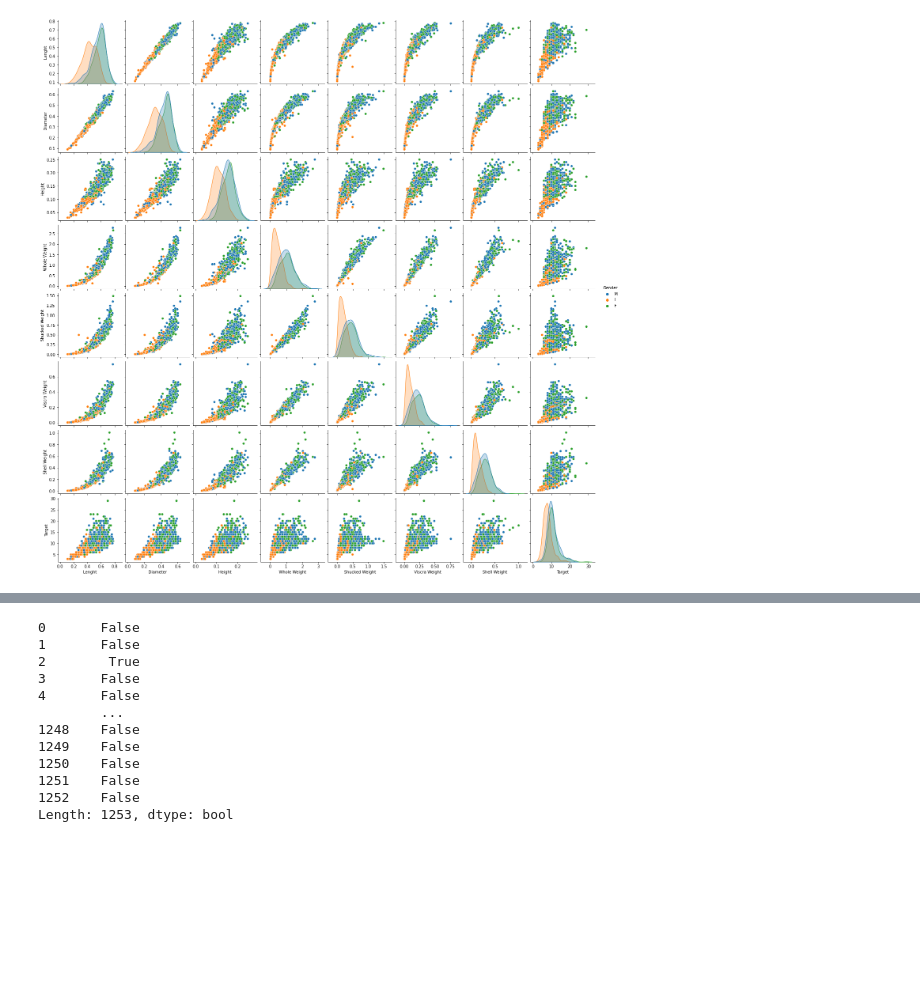
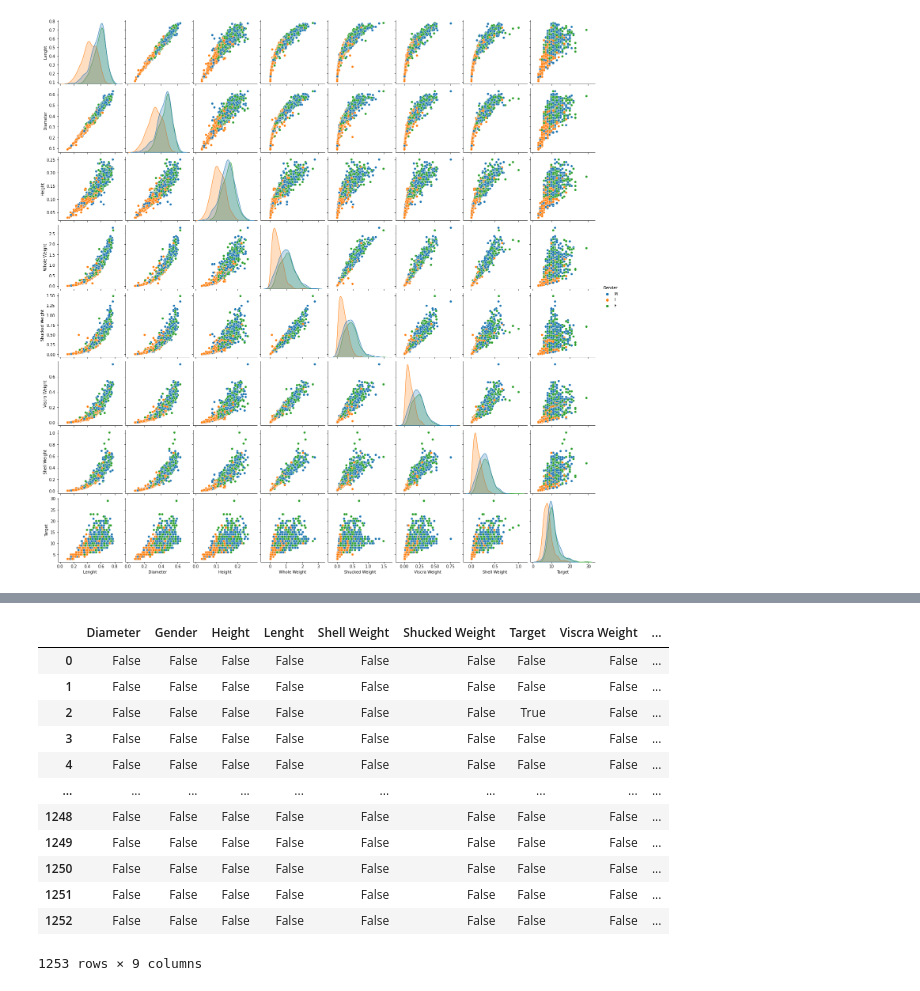
Before and after one commit to Park-Young-Bin/Python_Projects, a Jupyter notebook: 데이콘/[데이콘] 전복 나이 예측 경진대회(copy).ipynb, the cells around one changed output, grey strips where cells are left out. Drawn from its saved outputs; the diff is of its cells as text; code cells hidden in the pictures; blank space fills up the shorter version.

```diff
--- a/데이콘/[데이콘] 전복 나이 예측 경진대회(copy).ipynb
+++ b/데이콘/[데이콘] 전복 나이 예측 경진대회(copy).ipynb
@@ -204,15 +220,17 @@ condition = (train < (quartile_1 - 1.5*IQR)) | (train > (quartile_3 + 1.5*IQR))
-# %%
-condition.any(axis = 1)
-# %% [output]
-0       False
-1       False
-2        True
-3       False
-4       False
-        ...
-1248    False
-1249    False
-1250    False
-1251    False
-1252    False
-Length: 1253, dtype: bool
+# %%
+condition = (train < (quartile_1 - 1.5*IQR)) | (train > (quartile_3 + 1.5*IQR))
+condition
+# %% [output]
+|  | Diameter | Gender | Height | Lenght | Shell Weight | Shucked Weight | Target | Viscra Weight | ... |
+| 0 | False | False | False | False | False | False | False | False | ... |
+| 1 | False | False | False | False | False | False | False | False | ... |
+| 2 | False | False | False | False | False | False | True | False | ... |
+| 3 | False | False | False | False | False | False | False | False | ... |
+| 4 | False | False | False | False | False | False | False | False | ... |
+| ... | ... | ... | ... | ... | ... | ... | ... | ... | ... |
+| 1248 | False | False | False | False | False | False | False | False | ... |
+| 1249 | False | False | False | False | False | False | False | False | ... |
+| 1250 | False | False | False | False | False | False | False | False | ... |
+| 1251 | False | False | False | False | False | False | False | False | ... |
+| 1252 | False | False | False | False | False | False | False | False | ... |
+1253 rows × 9 columns
```
Also changed, not shown: parts of 2 cells of this notebook.
